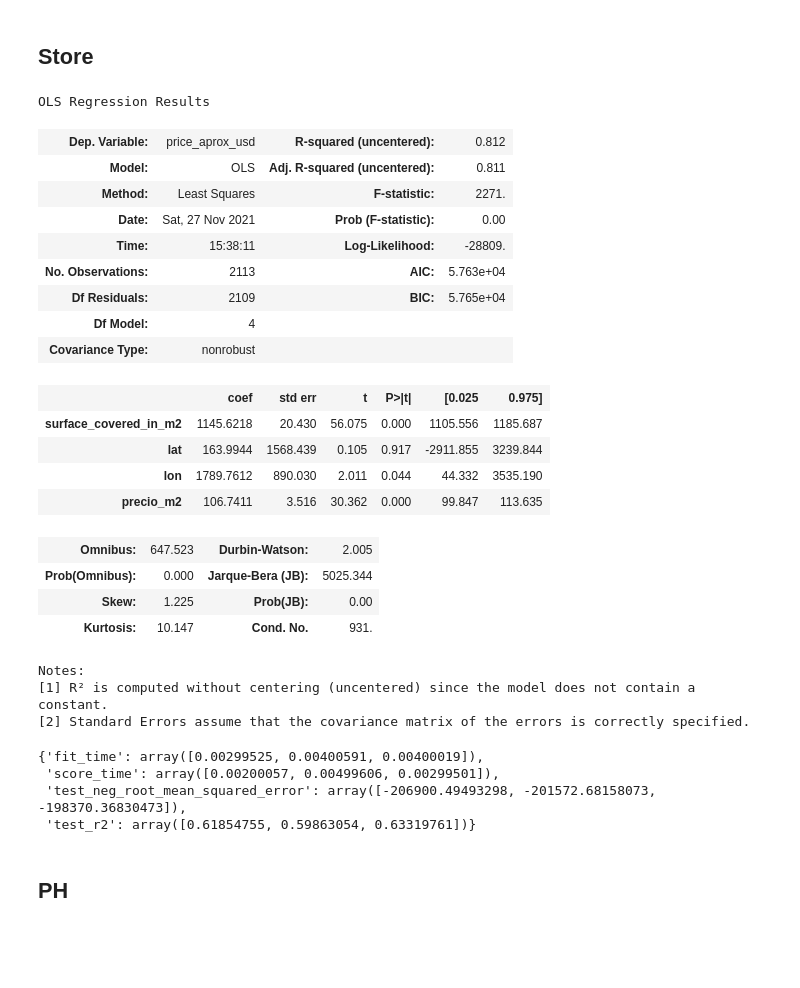
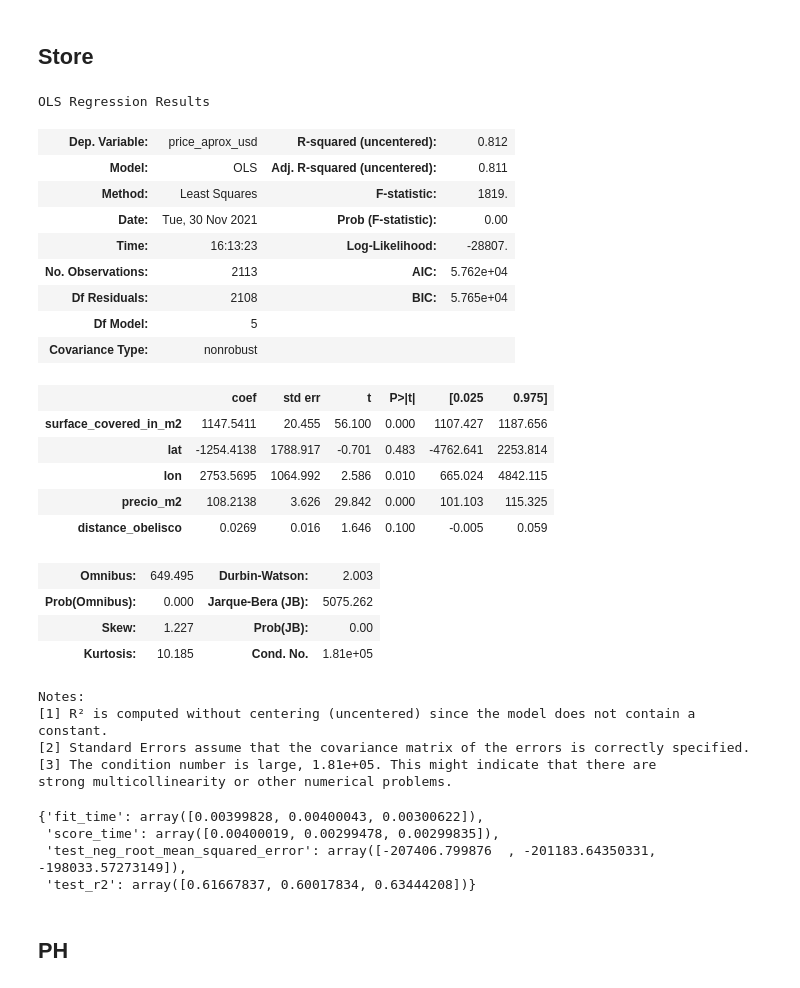
Before and after one commit to soledadh/limpieza_dataset_inmobiliario, a Jupyter notebook: multivariate_regression.ipynb, the cells around one changed output. Drawn from its saved outputs; the diff is of its cells as text; code cells hidden in the pictures; blank space fills up the shorter version.

```diff
--- a/multivariate_regression.ipynb
+++ b/multivariate_regression.ipynb
@@ -228,38 +198,41 @@ cv_casa
 # %%
 df_store = pd.read_csv('./data/df_store.csv')
 # %%
-cv_store, lm_store = reg_lineal_multiple(df_store,['surface_covered_in_m2', 'lat', 'lon', 'precio_m2'] )
+cv_store, lm_store = reg_lineal_multiple(df_store,['surface_covered_in_m2', 'lat', 'lon', 'precio_m2','distance_obelisco'] )
 lm_store.summary()
 # %% [output]
 OLS Regression Results
 | Dep. Variable: | price_aprox_usd | R-squared (uncentered): | 0.812 |
 | Model: | OLS | Adj. R-squared (uncentered): | 0.811 |
-| Method: | Least Squares | F-statistic: | 2271. |
-| Date: | Sat, 27 Nov 2021 | Prob (F-statistic): | 0.00 |
-| Time: | 15:38:11 | Log-Likelihood: | -28809. |
-| No. Observations: | 2113 | AIC: | 5.763e+04 |
-| Df Residuals: | 2109 | BIC: | 5.765e+04 |
-| Df Model: | 4 |  |  |
+| Method: | Least Squares | F-statistic: | 1819. |
+| Date: | Tue, 30 Nov 2021 | Prob (F-statistic): | 0.00 |
+| Time: | 16:13:23 | Log-Likelihood: | -28807. |
+| No. Observations: | 2113 | AIC: | 5.762e+04 |
+| Df Residuals: | 2108 | BIC: | 5.765e+04 |
+| Df Model: | 5 |  |  |
 | Covariance Type: | nonrobust |  |  |
 |  | coef | std err | t | P>|t| | [0.025 | 0.975] |
-| surface_covered_in_m2 | 1145.6218 | 20.430 | 56.075 | 0.000 | 1105.556 | 1185.687 |
-| lat | 163.9944 | 1568.439 | 0.105 | 0.917 | -2911.855 | 3239.844 |
-| lon | 1789.7612 | 890.030 | 2.011 | 0.044 | 44.332 | 3535.190 |
-| precio_m2 | 106.7411 | 3.516 | 30.362 | 0.000 | 99.847 | 113.635 |
+| surface_covered_in_m2 | 1147.5411 | 20.455 | 56.100 | 0.000 | 1107.427 | 1187.656 |
+| lat | -1254.4138 | 1788.917 | -0.701 | 0.483 | -4762.641 | 2253.814 |
+| lon | 2753.5695 | 1064.992 | 2.586 | 0.010 | 665.024 | 4842.115 |
+| precio_m2 | 108.2138 | 3.626 | 29.842 | 0.000 | 101.103 | 115.325 |
+| distance_obelisco | 0.0269 | 0.016 | 1.646 | 0.100 | -0.005 | 0.059 |
-| Omnibus: | 647.523 | Durbin-Watson: | 2.005 |
-| Prob(Omnibus): | 0.000 | Jarque-Bera (JB): | 5025.344 |
-| Skew: | 1.225 | Prob(JB): | 0.00 |
-| Kurtosis: | 10.147 | Cond. No. | 931. |
+| Omnibus: | 649.495 | Durbin-Watson: | 2.003 |
+| Prob(Omnibus): | 0.000 | Jarque-Bera (JB): | 5075.262 |
+| Skew: | 1.227 | Prob(JB): | 0.00 |
+| Kurtosis: | 10.185 | Cond. No. | 1.81e+05 |
 Notes:
 [1] R² is computed without centering (uncentered) since the model does not contain a constant.
 [2] Standard Errors assume that the covariance matrix of the errors is correctly specified.
+[3] The condition number is large, 1.81e+05. This might indicate that there are
+strong multicollinearity or other numerical problems.
 # %%
 cv_store
 # %% [output]
-{'fit_time': array([0.00299525, 0.00400591, 0.00400019]),
- 'score_time': array([0.00200057, 0.00499606, 0.00299501]),
- 'test_neg_root_mean_squared_error': array([-206900.49493298, -201572.68158073, -198370.36830473]),
- 'test_r2': array([0.61854755, 0.59863054, 0.63319761])}
+{'fit_time': array([0.00399828, 0.00400043, 0.00300622]),
+ 'score_time': array([0.00400019, 0.00299478, 0.00299835]),
+ 'test_neg_root_mean_squared_error': array([-207406.799876  , -201183.64350331, -198033.57273149]),
+ 'test_r2': array([0.61667837, 0.60017834, 0.63444208])}
 # %% [markdown]
 ## PH
 # %%
```
Also changed, not shown: parts of 29 cells of this notebook.
